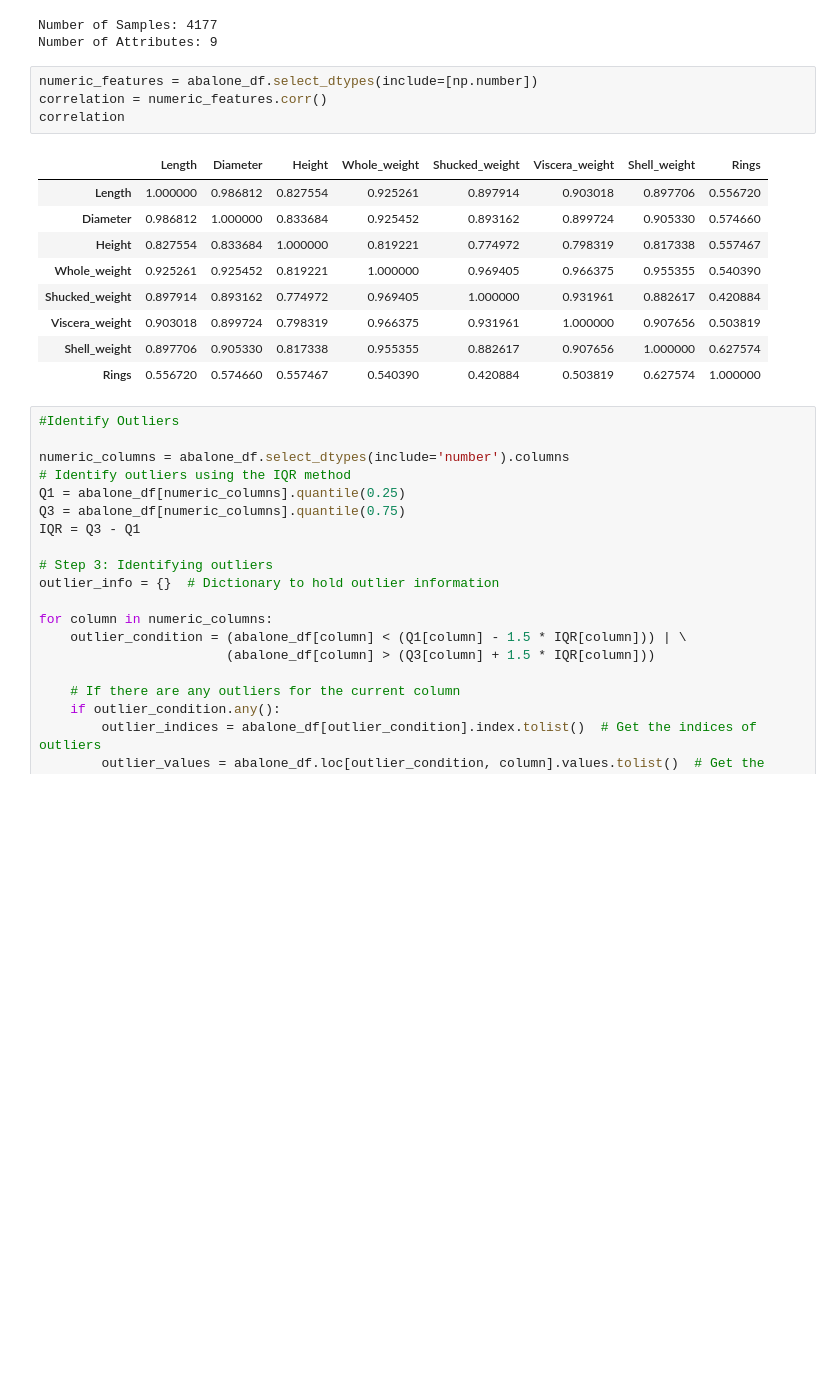
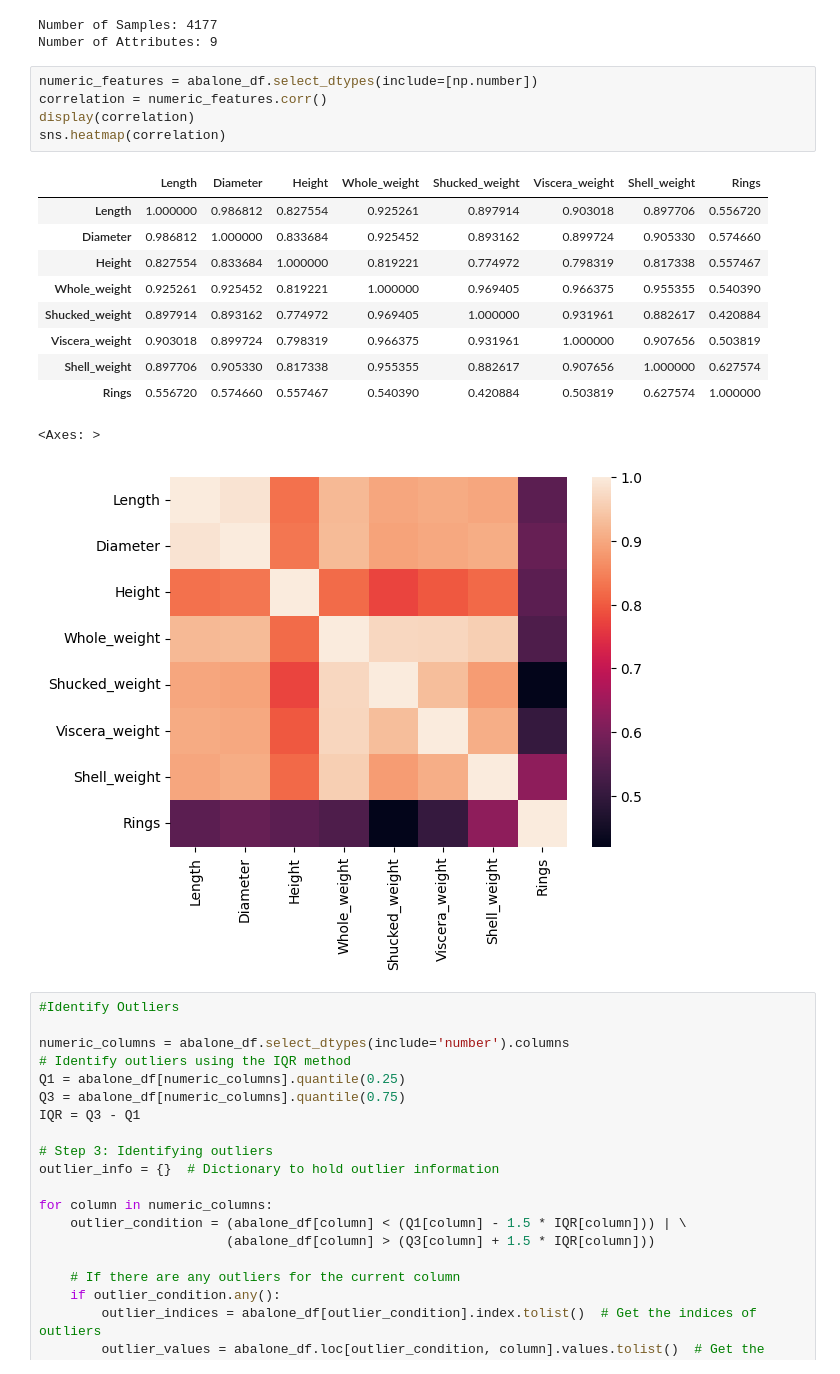
Before and after one commit to claraelisabeth/MachineLearning, a Jupyter notebook: abalone.ipynb, the cells around one changed output. Saved outputs shown, nothing was run; the diff lists cells and outputs as text; blank space fills up the shorter version.

```diff
--- a/abalone.ipynb
+++ b/abalone.ipynb
@@ -98,17 +152,20 @@ Number of Attributes: 9
 # %%
 numeric_features = abalone_df.select_dtypes(include=[np.number])
 correlation = numeric_features.corr()
-correlation
+display(correlation)
+sns.heatmap(correlation)
 # %% [output]
 |  | Length | Diameter | Height | Whole_weight | Shucked_weight | Viscera_weight | Shell_weight | Rings |
 | Length | 1.000000 | 0.986812 | 0.827554 | 0.925261 | 0.897914 | 0.903018 | 0.897706 | 0.556720 |
 | Diameter | 0.986812 | 1.000000 | 0.833684 | 0.925452 | 0.893162 | 0.899724 | 0.905330 | 0.574660 |
 | Height | 0.827554 | 0.833684 | 1.000000 | 0.819221 | 0.774972 | 0.798319 | 0.817338 | 0.557467 |
 | Whole_weight | 0.925261 | 0.925452 | 0.819221 | 1.000000 | 0.969405 | 0.966375 | 0.955355 | 0.540390 |
 | Shucked_weight | 0.897914 | 0.893162 | 0.774972 | 0.969405 | 1.000000 | 0.931961 | 0.882617 | 0.420884 |
 | Viscera_weight | 0.903018 | 0.899724 | 0.798319 | 0.966375 | 0.931961 | 1.000000 | 0.907656 | 0.503819 |
 | Shell_weight | 0.897706 | 0.905330 | 0.817338 | 0.955355 | 0.882617 | 0.907656 | 1.000000 | 0.627574 |
 | Rings | 0.556720 | 0.574660 | 0.557467 | 0.540390 | 0.420884 | 0.503819 | 0.627574 | 1.000000 |
+<Axes: >
+[figure, added]
 # %%
 #Identify Outliers
 
```
Also changed, not shown: parts of 20 cells of this notebook, 5 other files.
